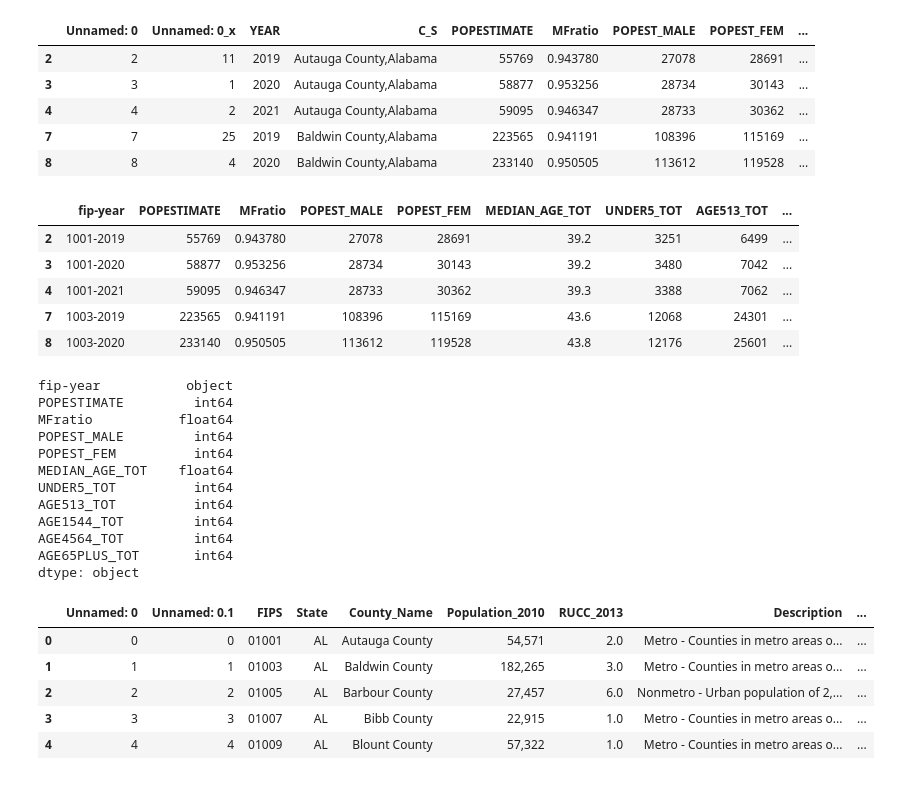
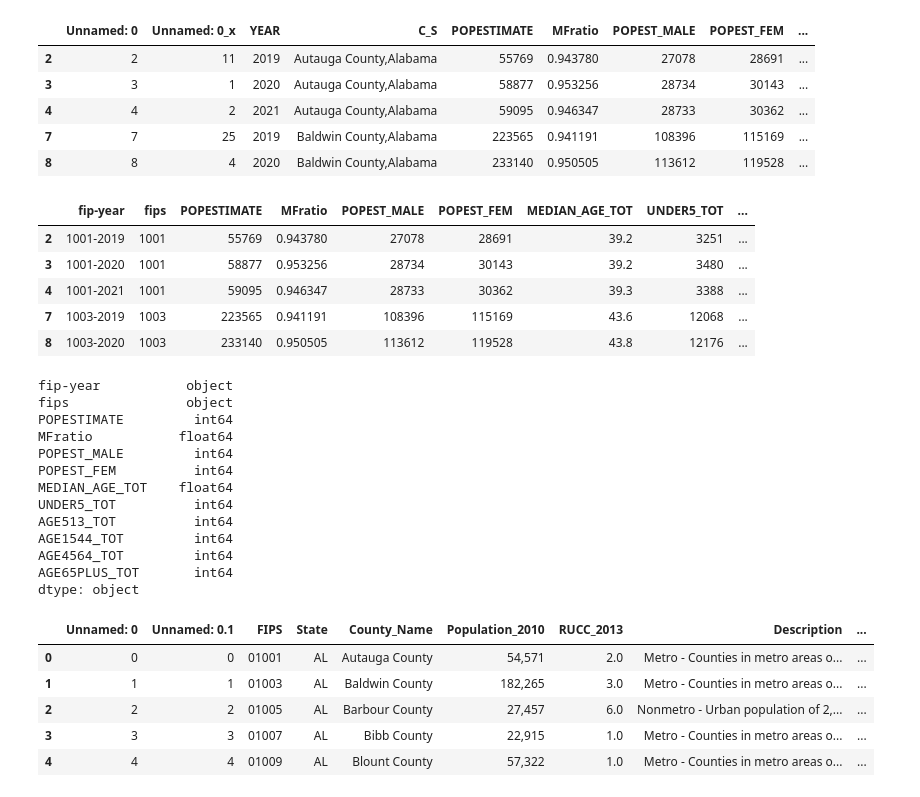
Before and after one commit to Jrheldmann/covidAnalysisHousing, a Jupyter notebook: Merge Data.ipynb, the cells around one changed output. Cells and saved outputs as stored; diff of their text form; code cells hidden in the pictures.

```diff
--- a/Merge Data.ipynb
+++ b/Merge Data.ipynb
@@ -404,19 +412,22 @@ pop.head(5)
 | 7 | 7 | 25 | 2019 | Baldwin County,Alabama | 223565 | 0.941191 | 108396 | 115169 | ... |
 | 8 | 8 | 4 | 2020 | Baldwin County,Alabama | 233140 | 0.950505 | 113612 | 119528 | ... |
 # %%
-popclean = pop.filter(["fip-year",'POPESTIMATE','MFratio','POPEST_MALE','POPEST_FEM','MEDIAN_AGE_TOT','UNDER5_TOT','AGE513_TOT','AGE1544_TOT','AGE4564_TOT','AGE65PLUS_TOT'], axis=1)
+popclean = pop.filter(["fip-year","fips",'POPESTIMATE','MFratio','POPEST_MALE','POPEST_FEM','MEDIAN_AGE_TOT','UNDER5_TOT','AGE513_TOT','AGE1544_TOT','AGE4564_TOT','AGE65PLUS_TOT'], axis=1)
 popclean.head(5)
 # %% [output]
-|  | fip-year | POPESTIMATE | MFratio | POPEST_MALE | POPEST_FEM | MEDIAN_AGE_TOT | UNDER5_TOT | AGE513_TOT | ... |
-| 2 | 1001-2019 | 55769 | 0.943780 | 27078 | 28691 | 39.2 | 3251 | 6499 | ... |
-| 3 | 1001-2020 | 58877 | 0.953256 | 28734 | 30143 | 39.2 | 3480 | 7042 | ... |
-| 4 | 1001-2021 | 59095 | 0.946347 | 28733 | 30362 | 39.3 | 3388 | 7062 | ... |
-| 7 | 1003-2019 | 223565 | 0.941191 | 108396 | 115169 | 43.6 | 12068 | 24301 | ... |
-| 8 | 1003-2020 | 233140 | 0.950505 | 113612 | 119528 | 43.8 | 12176 | 25601 | ... |
+|  | fip-year | fips | POPESTIMATE | MFratio | POPEST_MALE | POPEST_FEM | MEDIAN_AGE_TOT | UNDER5_TOT | ... |
+| 2 | 1001-2019 | 1001 | 55769 | 0.943780 | 27078 | 28691 | 39.2 | 3251 | ... |
+| 3 | 1001-2020 | 1001 | 58877 | 0.953256 | 28734 | 30143 | 39.2 | 3480 | ... |
+| 4 | 1001-2021 | 1001 | 59095 | 0.946347 | 28733 | 30362 | 39.3 | 3388 | ... |
+| 7 | 1003-2019 | 1003 | 223565 | 0.941191 | 108396 | 115169 | 43.6 | 12068 | ... |
+| 8 | 1003-2020 | 1003 | 233140 | 0.950505 | 113612 | 119528 | 43.8 | 12176 | ... |
 # %%
+popclean['fips']=popclean['fips'].astype(str)
+
 popclean.dtypes
 # %% [output]
 fip-year           object
+fips               object
 POPESTIMATE         int64
 MFratio           float64
 POPEST_MALE         int64
```
Also changed, not shown: parts of 5 cells of this notebook, 3 other files.
